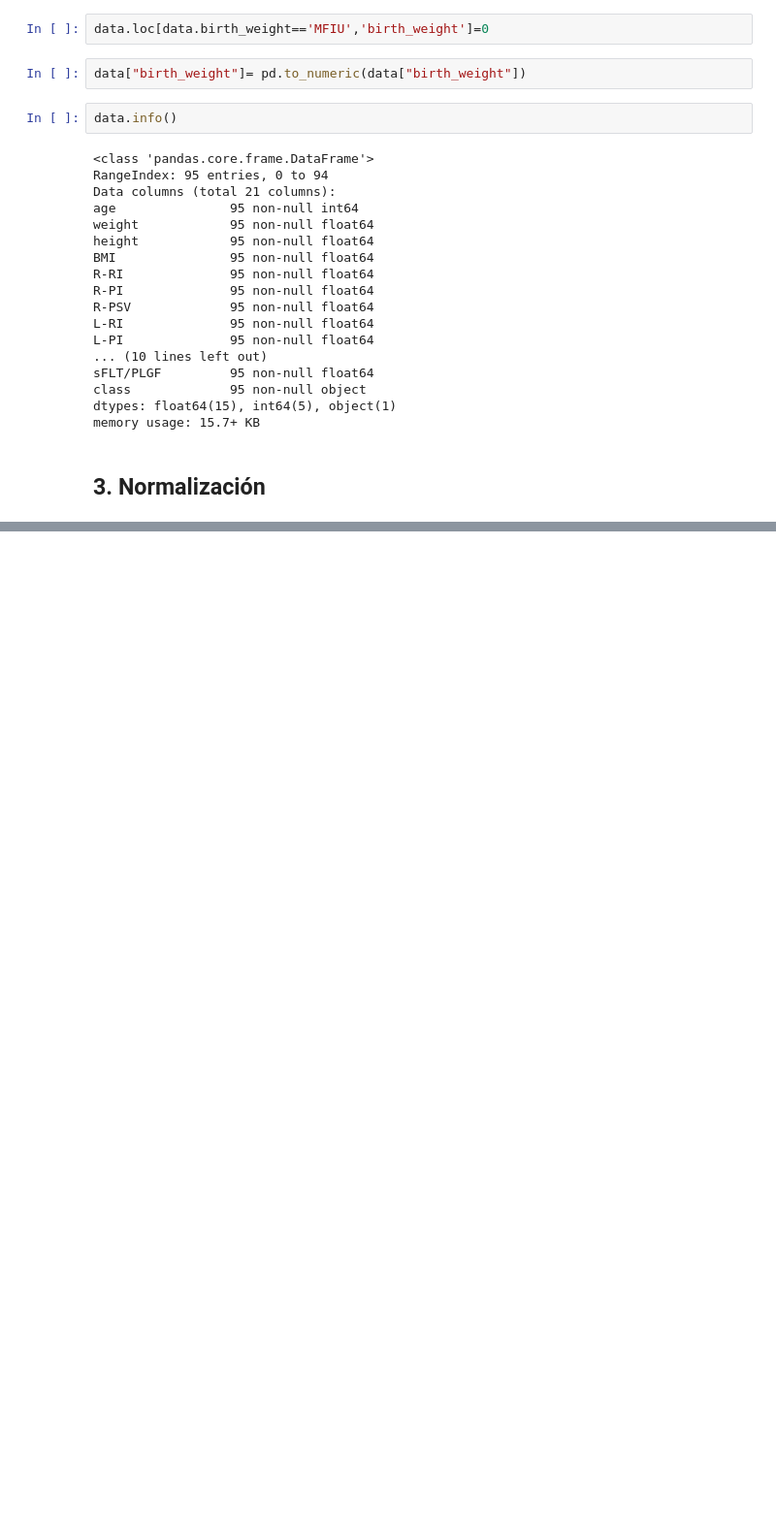
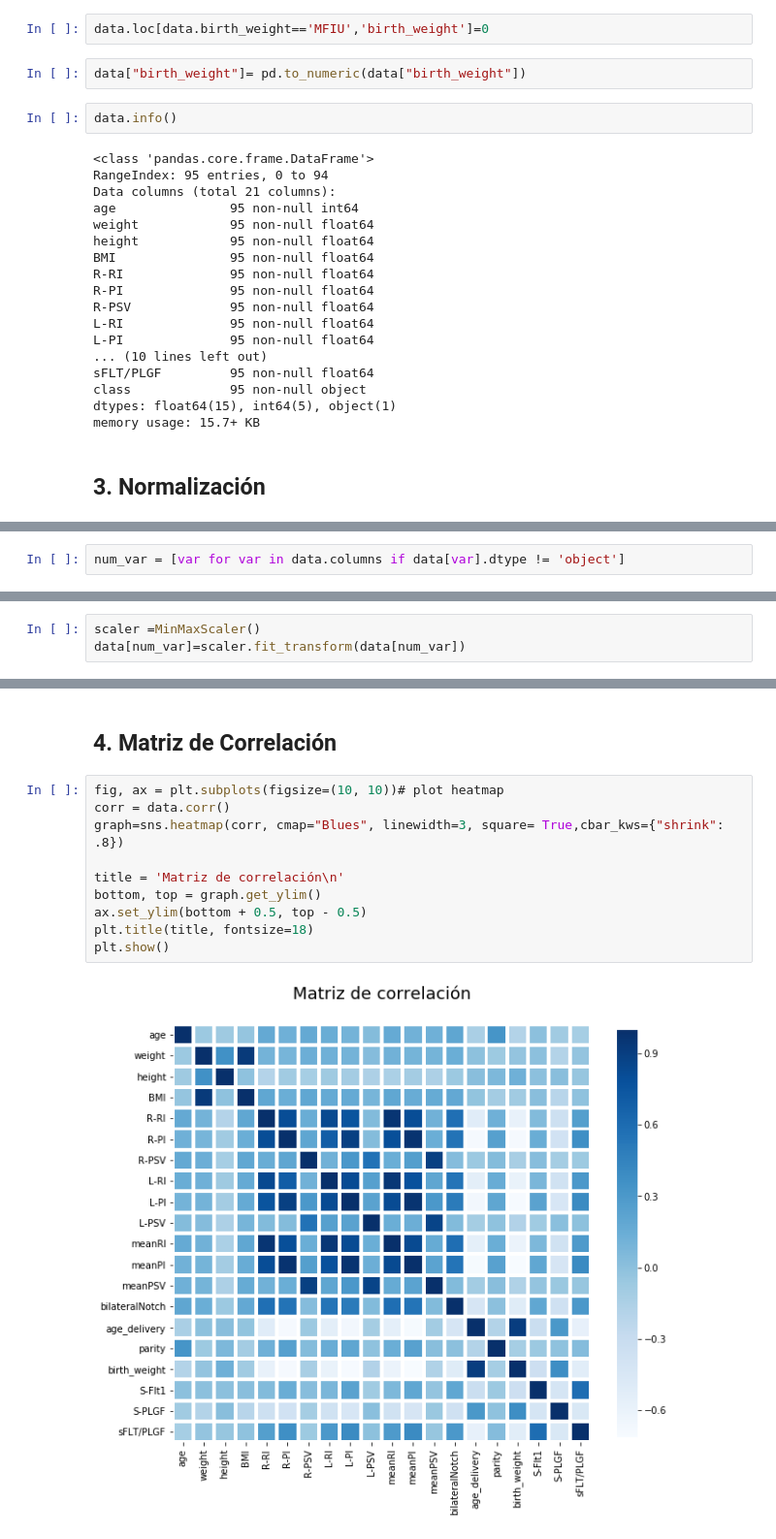
Before and after one commit to lolagj/TFM-Modelo-Riesgos-Embarazadas, a Jupyter notebook: Preprocesamiento.ipynb, the cells around one changed output, grey strips where cells are left out. Shown: that part at 97% size. Drawn from its saved outputs; the diff is of its cells as text; blank space fills up the shorter version.

```diff
--- a/Preprocesamiento.ipynb
+++ b/Preprocesamiento.ipynb
@@ -131,0 +134,2 @@ memory usage: 15.7+ KB
+# %%
+num_var = [var for var in data.columns if data[var].dtype != 'object']
@@ -131,0 +138,3 @@ memory usage: 15.7+ KB
+# %%
+scaler =MinMaxScaler()
+data[num_var]=scaler.fit_transform(data[num_var])
@@ -131,0 +153,14 @@ memory usage: 15.7+ KB
+# %% [markdown]
+## 4. Matriz de Correlación
+# %%
+fig, ax = plt.subplots(figsize=(10, 10))# plot heatmap
+corr = data.corr()
+graph=sns.heatmap(corr, cmap="Blues", linewidth=3, square= True,cbar_kws={"shrink": .8})
+
+title = 'Matriz de correlación\n'
+bottom, top = graph.get_ylim()
+ax.set_ylim(bottom + 0.5, top - 0.5)
+plt.title(title, fontsize=18)
+plt.show()
+# %% [output]
+[figure, added]
```
Also changed, not shown: parts of 6 cells of this notebook, 2 other files.
